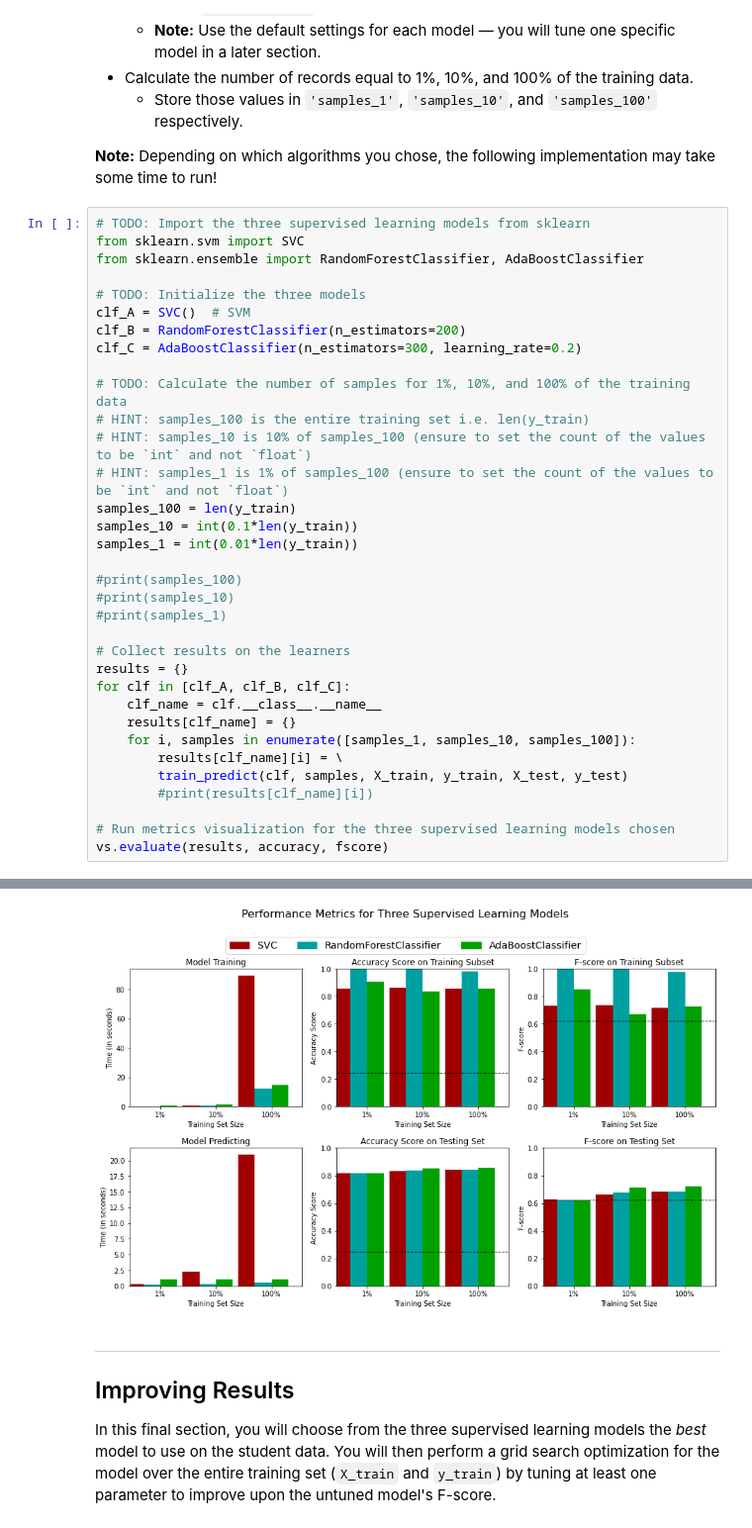
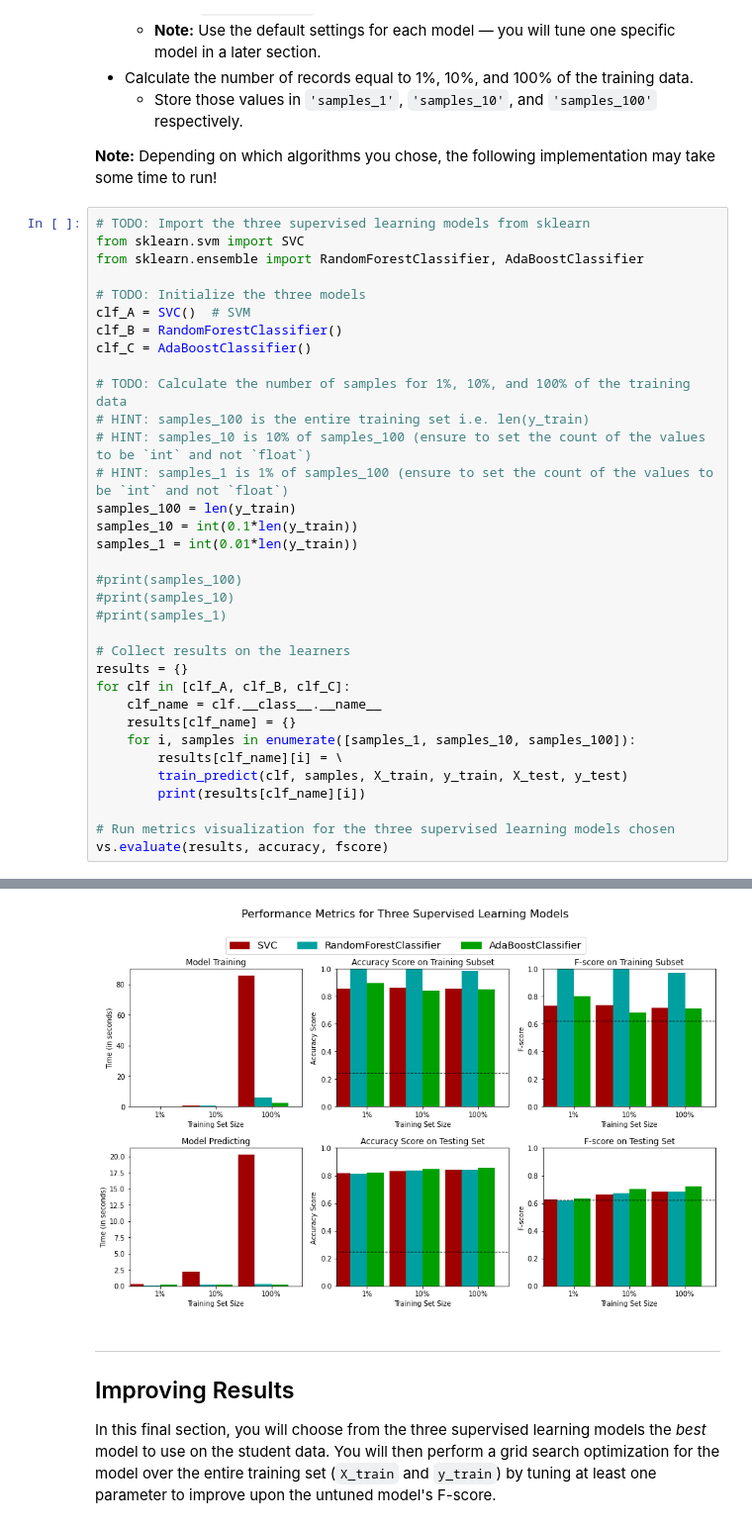
Before and after one commit to hkawanishi/cd0025-supervised-learning, a Jupyter notebook: finding_donors/finding_donors.ipynb, the cells around one changed output, grey strips where cells are left out. Shown at 99% size. Saved outputs shown, nothing was run; the diff lists cells and outputs as text.

```diff
--- a/finding_donors/finding_donors.ipynb
+++ b/finding_donors/finding_donors.ipynb
@@ -467,8 +467,8 @@ from sklearn.ensemble import RandomForestClassifier, AdaBoostClassifier
 
 # TODO: Initialize the three models
 clf_A = SVC()  # SVM
-clf_B = RandomForestClassifier(n_estimators=200)
-clf_C = AdaBoostClassifier(n_estimators=300, learning_rate=0.2)
+clf_B = RandomForestClassifier()
+clf_C = AdaBoostClassifier()
 
 # TODO: Calculate the number of samples for 1%, 10%, and 100% of the training data
 # HINT: samples_100 is the entire training set i.e. len(y_train)
@@ -490,7 +490,7 @@ for clf in [clf_A, clf_B, clf_C]:
     for i, samples in enumerate([samples_1, samples_10, samples_100]):
         results[clf_name][i] = \
         train_predict(clf, samples, X_train, y_train, X_test, y_test)
-        #print(results[clf_name][i])
+        print(results[clf_name][i])
 
 # Run metrics visualization for the three supervised learning models chosen
 vs.evaluate(results, accuracy, fscore)
@@ -507,4 +516,4 @@ AdaBoostClassifier trained on 36177 samples.
-[figure, old version]
+[figure, new version]
 # %% [markdown]
 ----
 ## Improving Results
```
Also changed, not shown: parts of 3 cells of this notebook.
